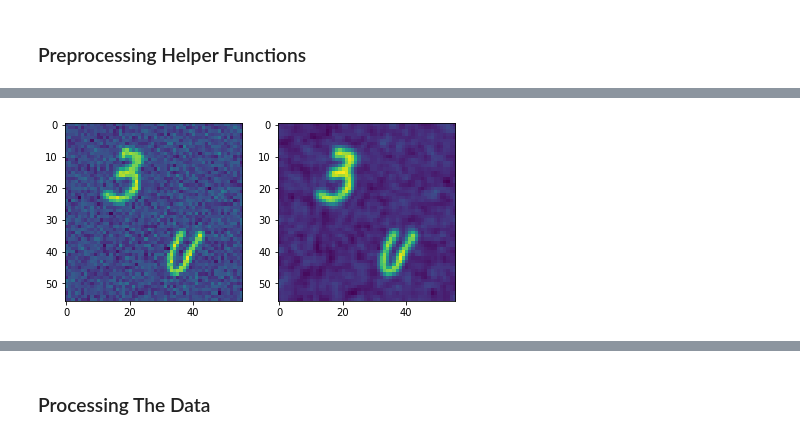
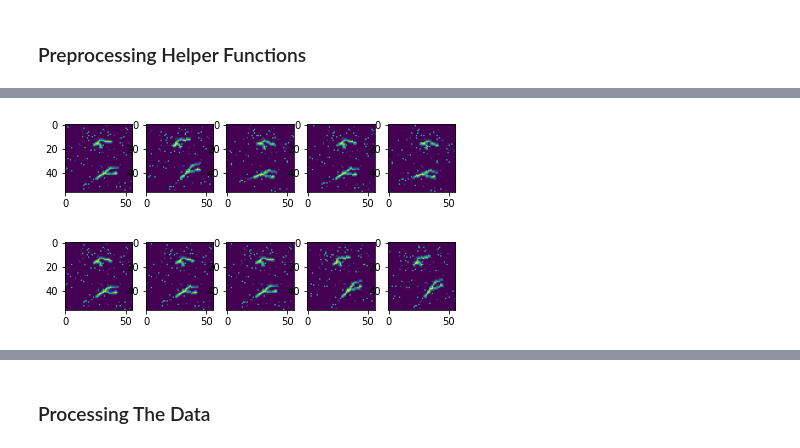
Before and after one commit to shubymao/comp551-p3, a Jupyter notebook: Project_3_Notebook.ipynb, the cells around one changed output, grey strips where cells are left out. Cells and saved outputs as stored; diff of their text form; code cells hidden in the pictures.

```diff
--- a/Project_3_Notebook.ipynb
+++ b/Project_3_Notebook.ipynb
@@ -98,12 +86,14 @@ img_grid(1,2,[sample_tensor[0],rotated_tensor[0]])
 # %%
-def generate_blur(image_tensor, blur_kernal = [1]):
-  outputs = []
-  for k in blur_kernal:
-    outputs.append(TF.gaussian_blur(image_tensor, [k,k]))
-  return outputs
+affine_manager = RandomAffine(20,shear=5)
+def generate_affine(image_tensor, num):
+    outputs = []
+    for _ in range(num):
+      outputs.append(affine_manager(image_tensor))
+    return outputs
 
-sample_tensor = torch.from_numpy(training_data[0,None]).float()
-sharp_tensor = generate_blur(sample_tensor,[3])[0]
-img_grid(1,2,[sample_tensor[0],sharp_tensor[0]])
+sample_tensor = torch.from_numpy(training_data[5000,None]).float()
+affined_tensors = map(lambda x: x[0], generate_affine(sample_tensor,9))
+img_grid(2,5,[sample_tensor[0],*affined_tensors])
 # %% [output]
-[figure, old version]
+[figure, new version]
+[figure, added]
```
Also changed, not shown: parts of 19 cells of this notebook.
